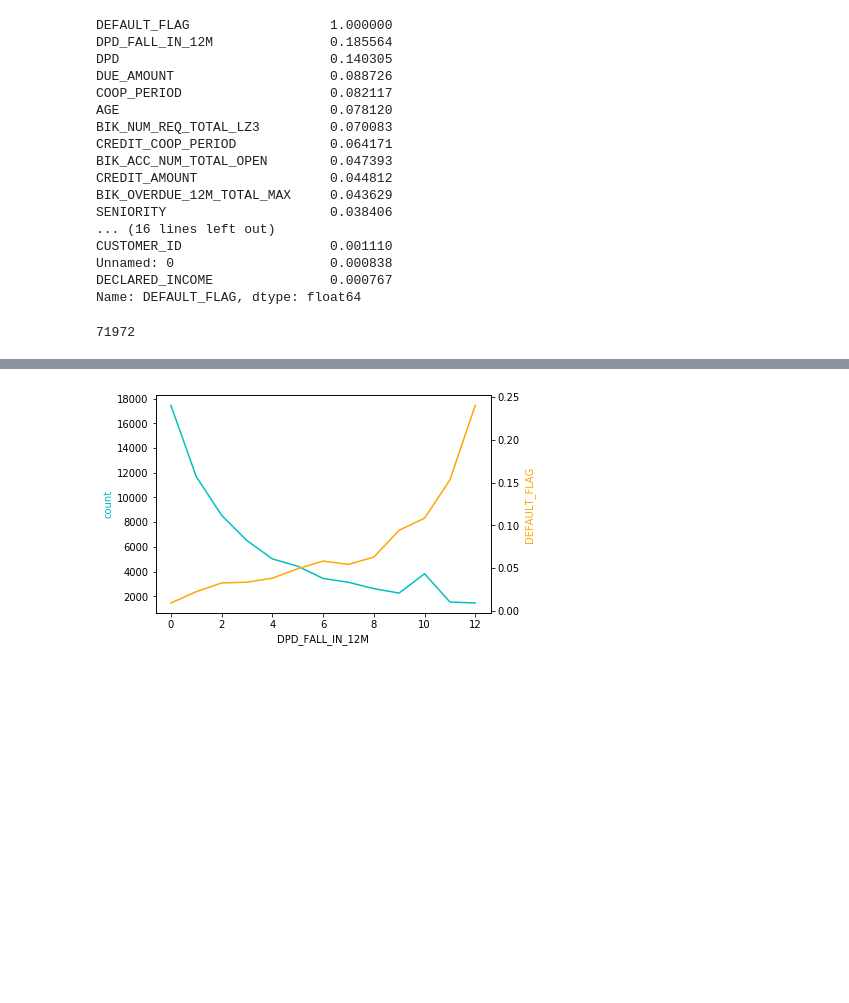
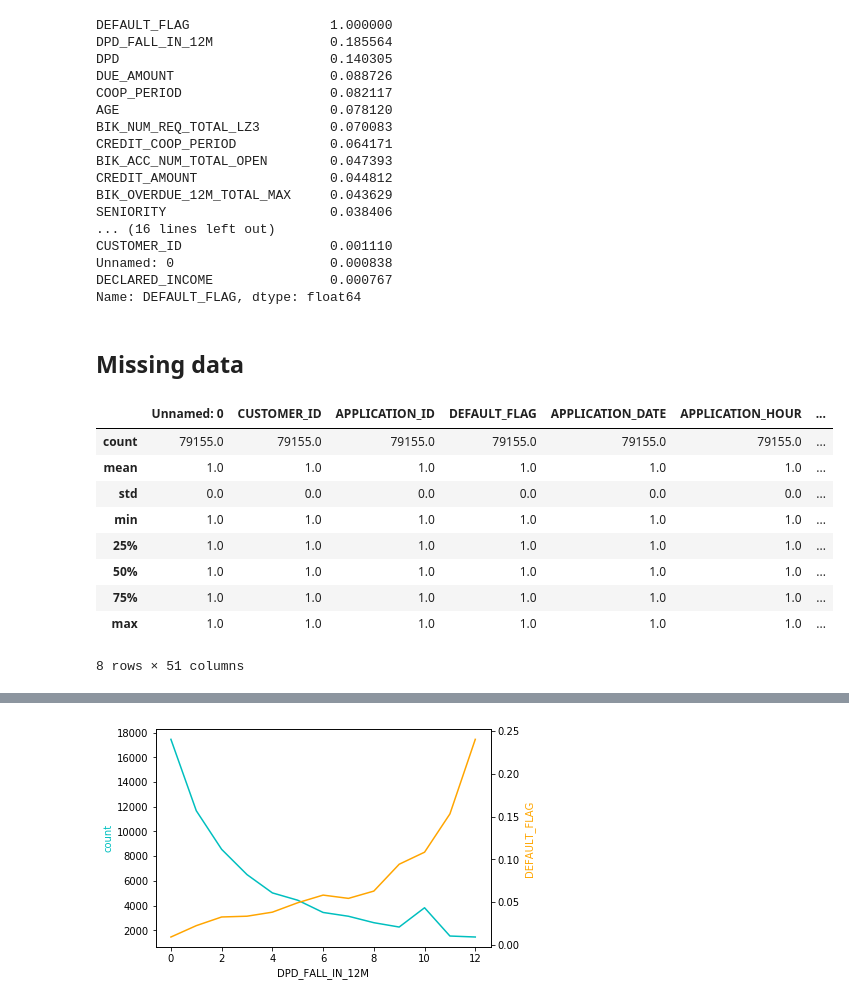
Before and after one commit to tasuki/TeamNameING, a Jupyter notebook: notebooks/Tom.ipynb, the cells around one changed output, grey strips where cells are left out. Saved outputs shown, nothing was run; the diff lists cells and outputs as text; code cells hidden in the pictures; blank space fills up the shorter version.

Commit message:
Missing values analysis

```diff
--- a/notebooks/Tom.ipynb
+++ b/notebooks/Tom.ipynb
@@ -100,7 +100,19 @@ CUSTOMER_ID                   0.001110
 Unnamed: 0                    0.000838
 DECLARED_INCOME               0.000767
 Name: DEFAULT_FLAG, dtype: float64
-# %%
-len(numeric.DPD_FALL_IN_12M.dropna())
-# %% [output]
-71972
+# %% [markdown]
+## Missing data
+# %%
+nan_nonnan = data.notnull().astype('int')
+nan_nonnan.describe()
+# %% [output]
+|  | Unnamed: 0 | CUSTOMER_ID | APPLICATION_ID | DEFAULT_FLAG | APPLICATION_DATE | APPLICATION_HOUR | ... |
+| count | 79155.0 | 79155.0 | 79155.0 | 79155.0 | 79155.0 | 79155.0 | ... |
+| mean | 1.0 | 1.0 | 1.0 | 1.0 | 1.0 | 1.0 | ... |
+| std | 0.0 | 0.0 | 0.0 | 0.0 | 0.0 | 0.0 | ... |
+| min | 1.0 | 1.0 | 1.0 | 1.0 | 1.0 | 1.0 | ... |
+| 25% | 1.0 | 1.0 | 1.0 | 1.0 | 1.0 | 1.0 | ... |
+| 50% | 1.0 | 1.0 | 1.0 | 1.0 | 1.0 | 1.0 | ... |
+| 75% | 1.0 | 1.0 | 1.0 | 1.0 | 1.0 | 1.0 | ... |
+| max | 1.0 | 1.0 | 1.0 | 1.0 | 1.0 | 1.0 | ... |
+8 rows × 51 columns
```
Also changed, not shown: parts of 5 cells of this notebook.
